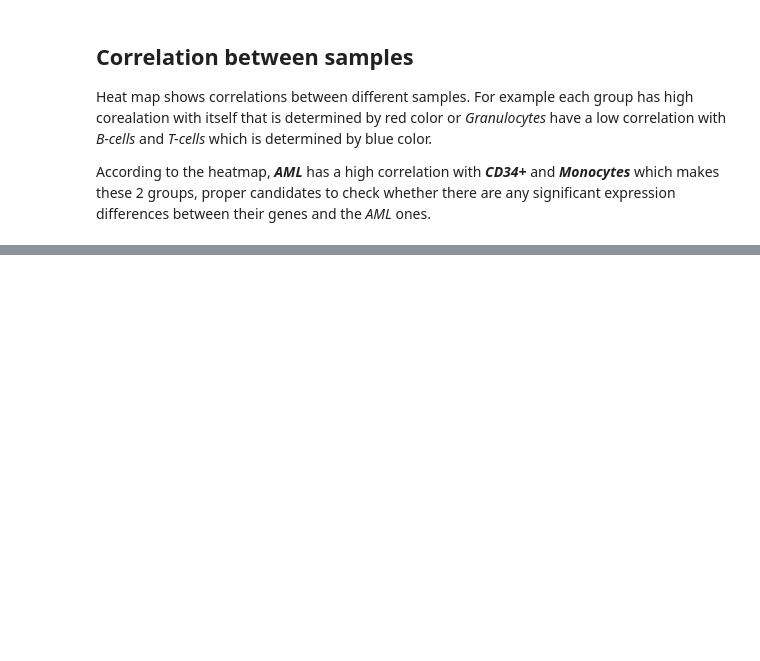
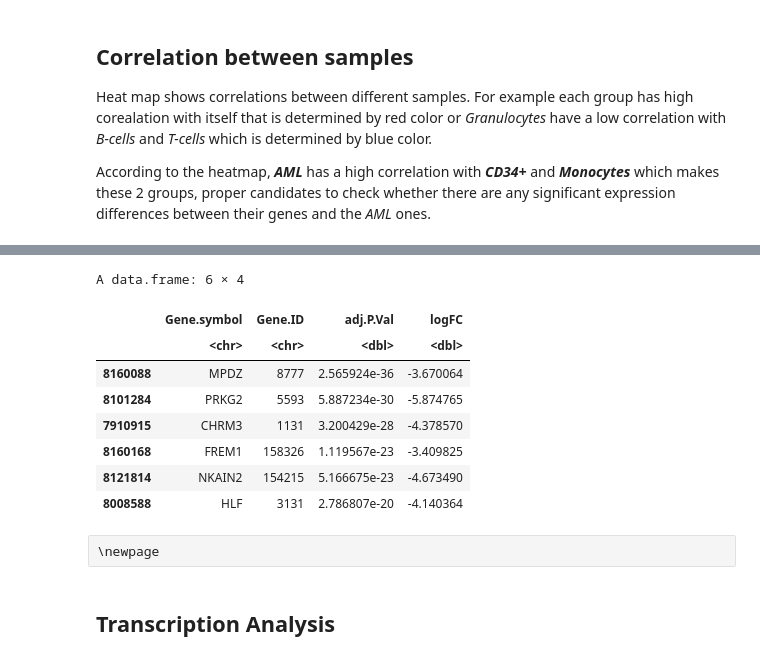
Before and after one commit to drippypale/microarray-aml, a Jupyter notebook: Src/notebook.ipynb, the cells around one changed output, grey strips where cells are left out. Saved outputs shown, nothing was run; the diff lists cells and outputs as text; code cells hidden in the pictures; blank space fills up the shorter version.

```diff
--- a/Src/notebook.ipynb
+++ b/Src/notebook.ipynb
@@ -402,0 +438,25 @@ ggplot(mds_df, aes(X1,X2, color = Group)) + geom_point() + theme_dark()
+# %%
+aml.down <- subset(tT, logFC < -1 & adj.P.Val < 0.05)
+aml.down.genes <- unique(as.character(strsplit2(aml.down$Gene.symbol, '///')))
+
+write.table(aml.down.genes,
+            file="../Results/AML_CD34_Down.txt",
+            quote=F,
+            col.names=F,
+            row.names=F)
+# %%
+head(unique(aml.down))
+# %% [output]
+A data.frame: 6 × 4
+|  | Gene.symbol | Gene.ID | adj.P.Val | logFC |
+|  | <chr> | <chr> | <dbl> | <dbl> |
+| 8160088 | MPDZ | 8777 | 2.565924e-36 | -3.670064 |
+| 8101284 | PRKG2 | 5593 | 5.887234e-30 | -5.874765 |
+| 7910915 | CHRM3 | 1131 | 3.200429e-28 | -4.378570 |
+| 8160168 | FREM1 | 158326 | 1.119567e-23 | -3.409825 |
+| 8121814 | NKAIN2 | 154215 | 5.166675e-23 | -4.673490 |
+| 8008588 | HLF | 3131 | 2.786807e-20 | -4.140364 |
+# %% [raw]
+\newpage
+# %% [markdown]
+## Transcription Analysis
```
Also changed, not shown: parts of 57 cells of this notebook, 12 other files.
